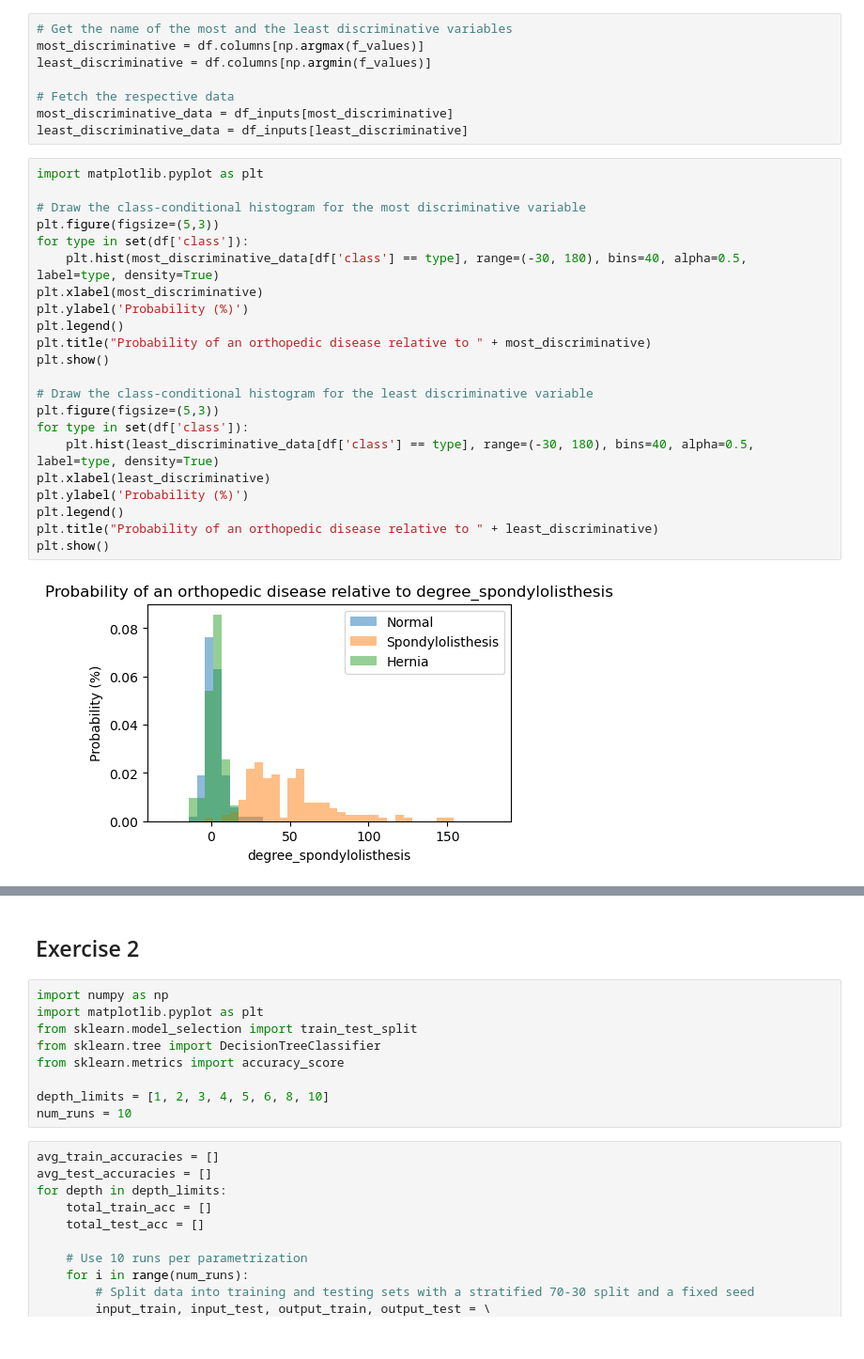
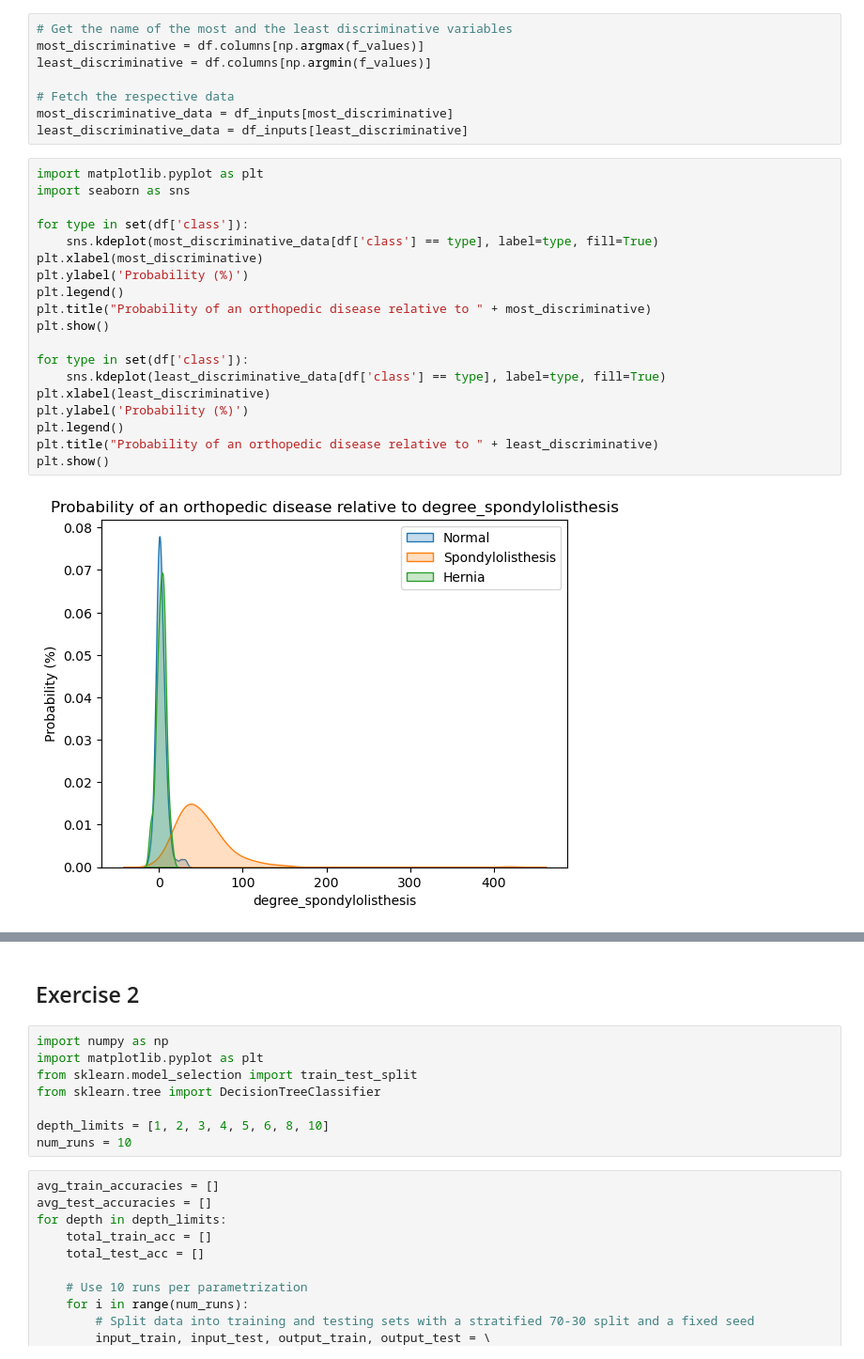
Before and after one commit to GSAprod/IST-Apre-homeworks, a Jupyter notebook: tpc-1/H1.ipynb, the cells around one changed output, grey strips where cells are left out. Shown: that part at 94% size. Cells and saved outputs as stored; diff of their text form.

```diff
--- a/tpc-1/H1.ipynb
+++ b/tpc-1/H1.ipynb
@@ -68,25 +68,22 @@ most_discriminative_data = df_inputs[most_discriminative]
 least_discriminative_data = df_inputs[least_discriminative]
 # %%
 import matplotlib.pyplot as plt
+import seaborn as sns
 
-# Draw the class-conditional histogram for the most discriminative variable
-plt.figure(figsize=(5,3))
 for type in set(df['class']):
-    plt.hist(most_discriminative_data[df['class'] == type], range=(-30, 180), bins=40, alpha=0.5, label=type, density=True)
+    sns.kdeplot(most_discriminative_data[df['class'] == type], label=type, fill=True)
 plt.xlabel(most_discriminative)
 plt.ylabel('Probability (%)')
 plt.legend()
 plt.title("Probability of an orthopedic disease relative to " + most_discriminative)
 plt.show()
 
-# Draw the class-conditional histogram for the least discriminative variable
-plt.figure(figsize=(5,3))
 for type in set(df['class']):
-    plt.hist(least_discriminative_data[df['class'] == type], range=(-30, 180), bins=40, alpha=0.5, label=type, density=True)
+    sns.kdeplot(least_discriminative_data[df['class'] == type], label=type, fill=True)
 plt.xlabel(least_discriminative)
 plt.ylabel('Probability (%)')
 plt.legend()
 plt.title("Probability of an orthopedic disease relative to " + least_discriminative)
 plt.show()
 # %% [output]
-[figure, old version]
+[figure, new version]
@@ -98,7 +95,6 @@ import numpy as np
 import matplotlib.pyplot as plt
 from sklearn.model_selection import train_test_split
 from sklearn.tree import DecisionTreeClassifier
-from sklearn.metrics import accuracy_score
 
 depth_limits = [1, 2, 3, 4, 5, 6, 8, 10]
 num_runs = 10
```
Also changed, not shown: parts of 1 cell of this notebook.
